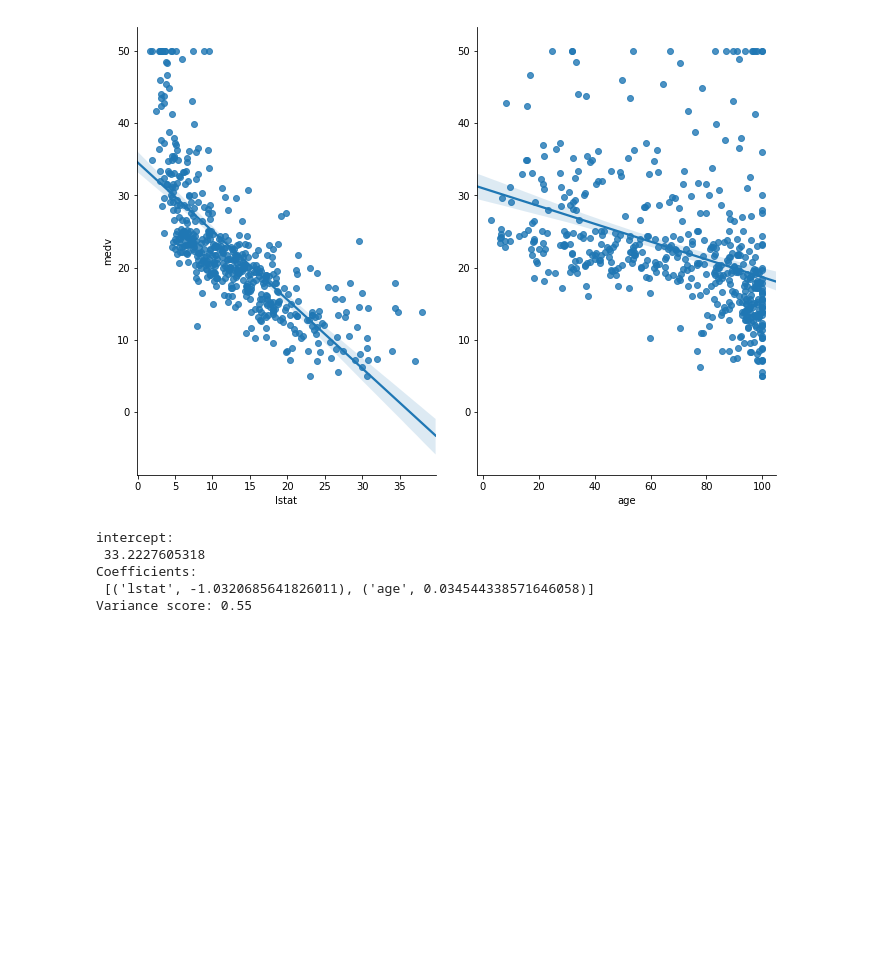
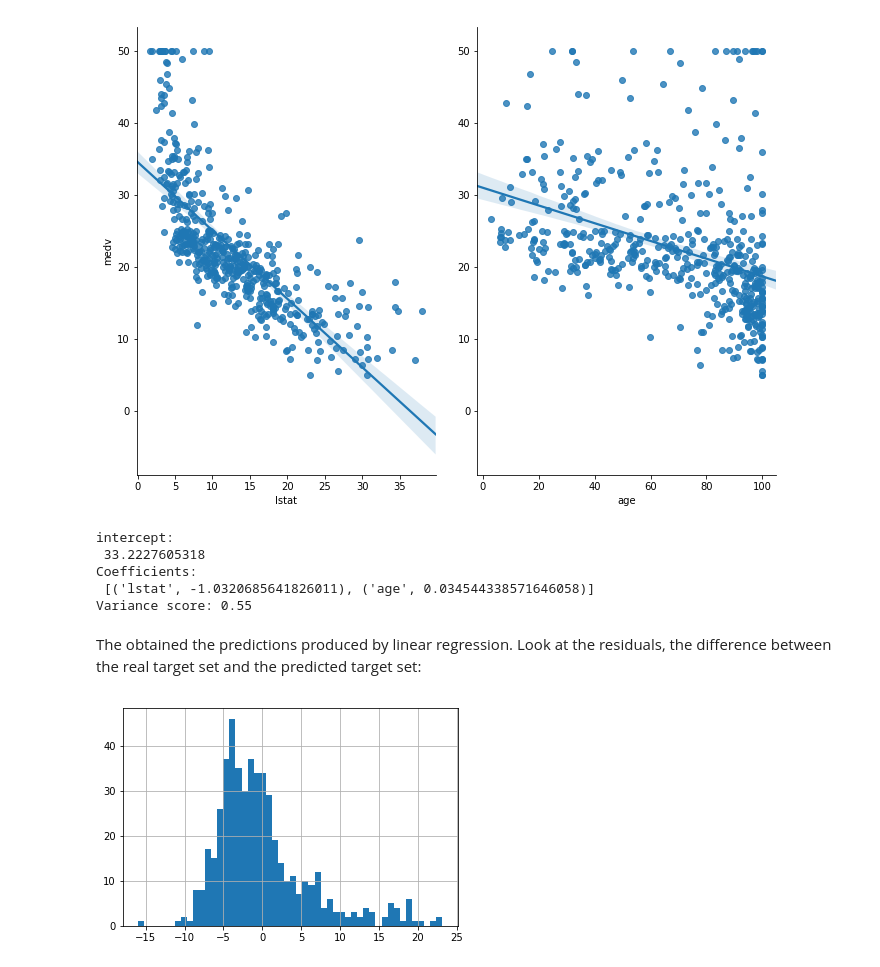
Before and after one commit to entvex/DecisionSupportSystems, a Jupyter notebook: Exercises/David og Henrik/Exersice1 - linerregssion/jupyterNoteBook/Multiple Linear Regression.ipynb, the cells around one changed output. Saved outputs shown, nothing was run; the diff lists cells and outputs as text; code cells hidden in the pictures; blank space fills up the shorter version.

```diff
--- a/Exercises/David og Henrik/Exersice1 - linerregssion/jupyterNoteBook/Multiple Linear Regression.ipynb
+++ b/Exercises/David og Henrik/Exersice1 - linerregssion/jupyterNoteBook/Multiple Linear Regression.ipynb
@@ -62,3 +62,10 @@ intercept:
 Coefficients:
  [('lstat', -1.0320685641826011), ('age', 0.034544338571646058)]
 Variance score: 0.55
+# %% [markdown]
+The obtained the predictions produced by linear regression. Look at the residuals, the difference between the real target set and the predicted target set:
+# %%
+pd.Series(y - y_pred).hist(bins=50)
+plt.show()
+# %% [output]
+[figure, added]
```
Also changed, not shown: 1 other file.
